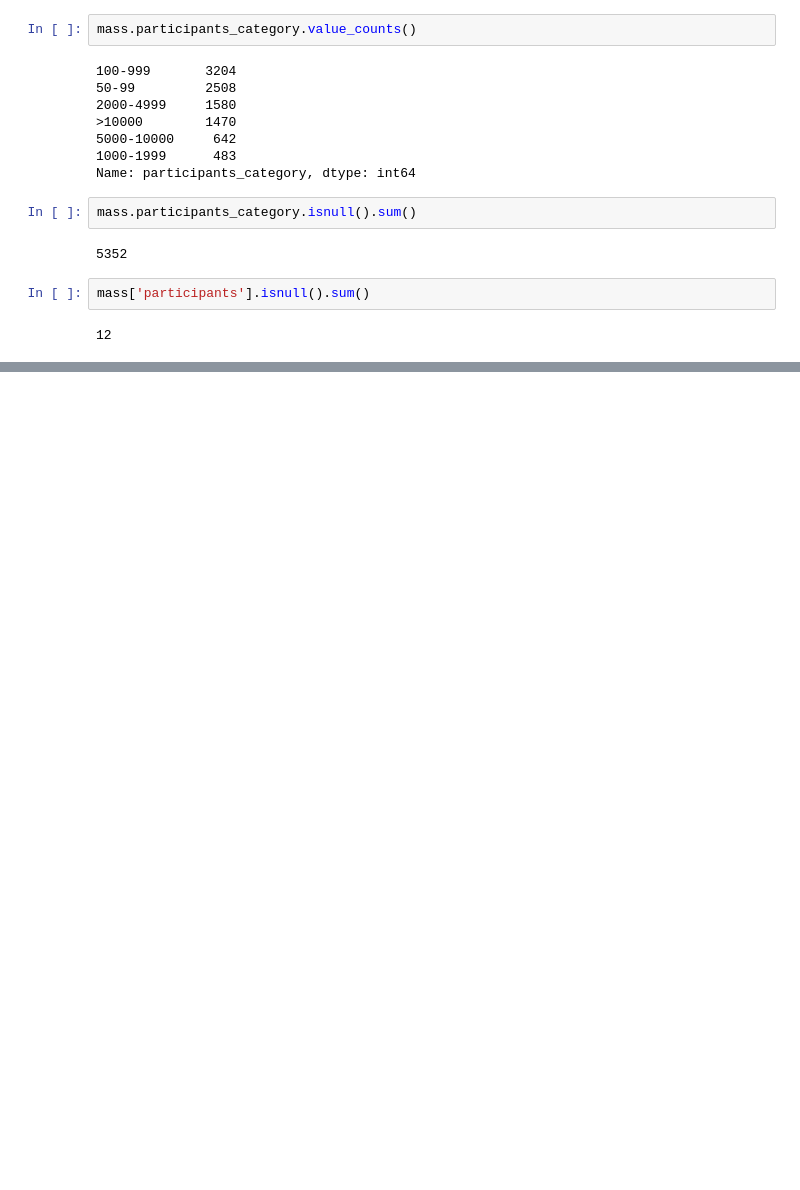
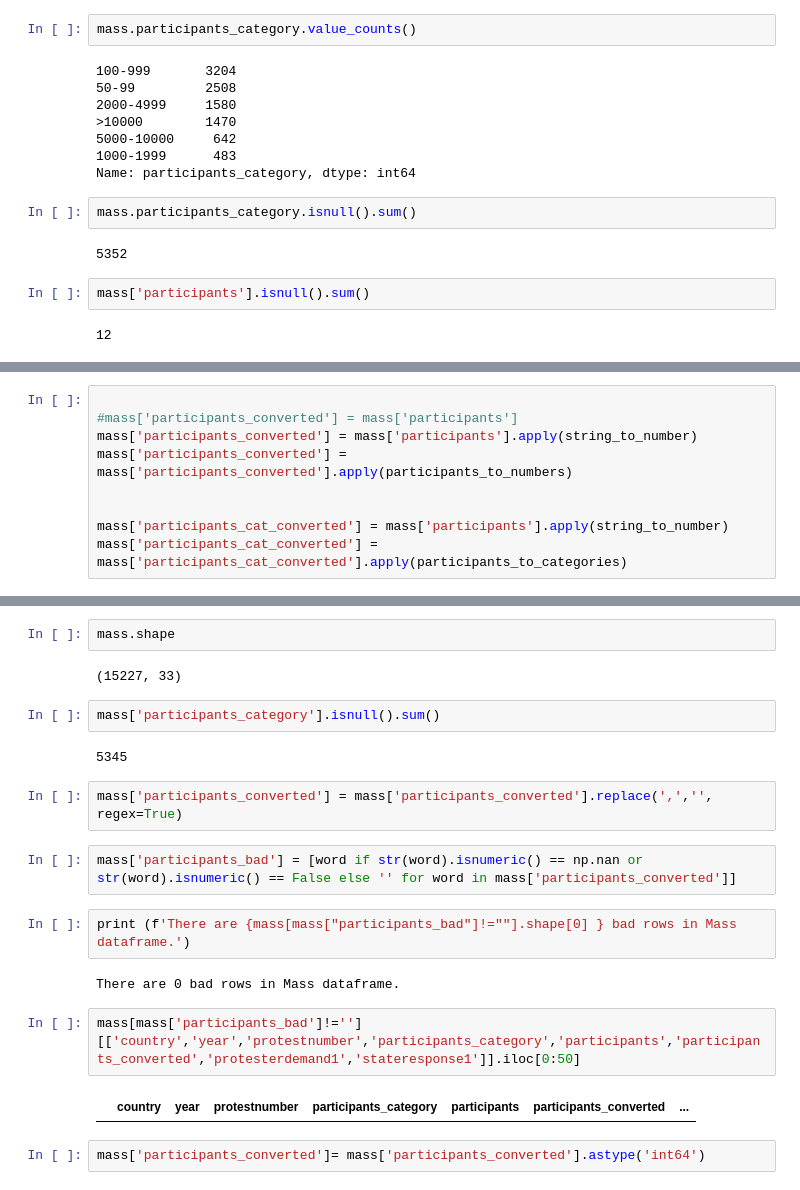
Before and after one commit to EmFib/Mass-Protests, a Jupyter notebook: users/data_cleaning_paul.ipynb, the cells around one changed output, grey strips where cells are left out. Saved outputs shown, nothing was run; the diff lists cells and outputs as text; blank space fills up the shorter version.

```diff
--- a/users/data_cleaning_paul.ipynb
+++ b/users/data_cleaning_paul.ipynb
@@ -74,0 +181,9 @@ list(mass['participants'])
+# %%
+
+#mass['participants_converted'] = mass['participants']
+mass['participants_converted'] = mass['participants'].apply(string_to_number)
+mass['participants_converted'] = mass['participants_converted'].apply(participants_to_numbers)
+
+
+mass['participants_cat_converted'] = mass['participants'].apply(string_to_number)
+mass['participants_cat_converted'] = mass['participants_cat_converted'].apply(participants_to_categories)
@@ -74,0 +201,22 @@ list(mass['participants'])
+# %%
+mass.shape
+# %% [output]
+(15227, 33)
+# %%
+mass['participants_category'].isnull().sum()
+# %% [output]
+5345
+# %%
+mass['participants_converted'] = mass['participants_converted'].replace(',','', regex=True)
+# %%
+mass['participants_bad'] = [word if str(word).isnumeric() == np.nan or str(word).isnumeric() == False else '' for word in mass['participants_converted']]
+# %%
+print (f'There are {mass[mass["participants_bad"]!=""].shape[0] } bad rows in Mass dataframe.')
+# %% [output]
+There are 0 bad rows in Mass dataframe.
+# %%
+mass[mass['participants_bad']!='']   [['country','year','protestnumber','participants_category','participants','participants_converted','protesterdemand1','stateresponse1']].iloc[0:50]
+# %% [output]
+|  | country | year | protestnumber | participants_category | participants | participants_converted | ... |
+# %%
+mass['participants_converted']= mass['participants_converted'].astype('int64')
```
Also changed, not shown: parts of 12 cells of this notebook, 1 other file.
